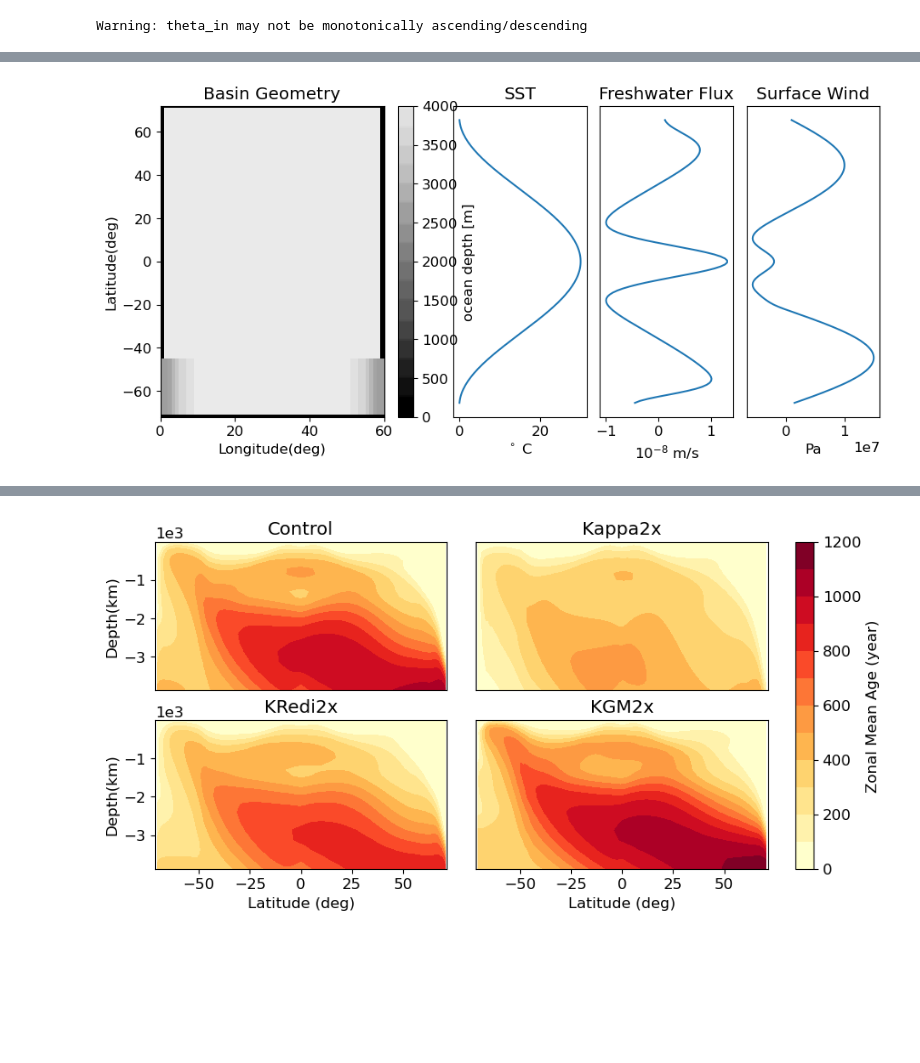
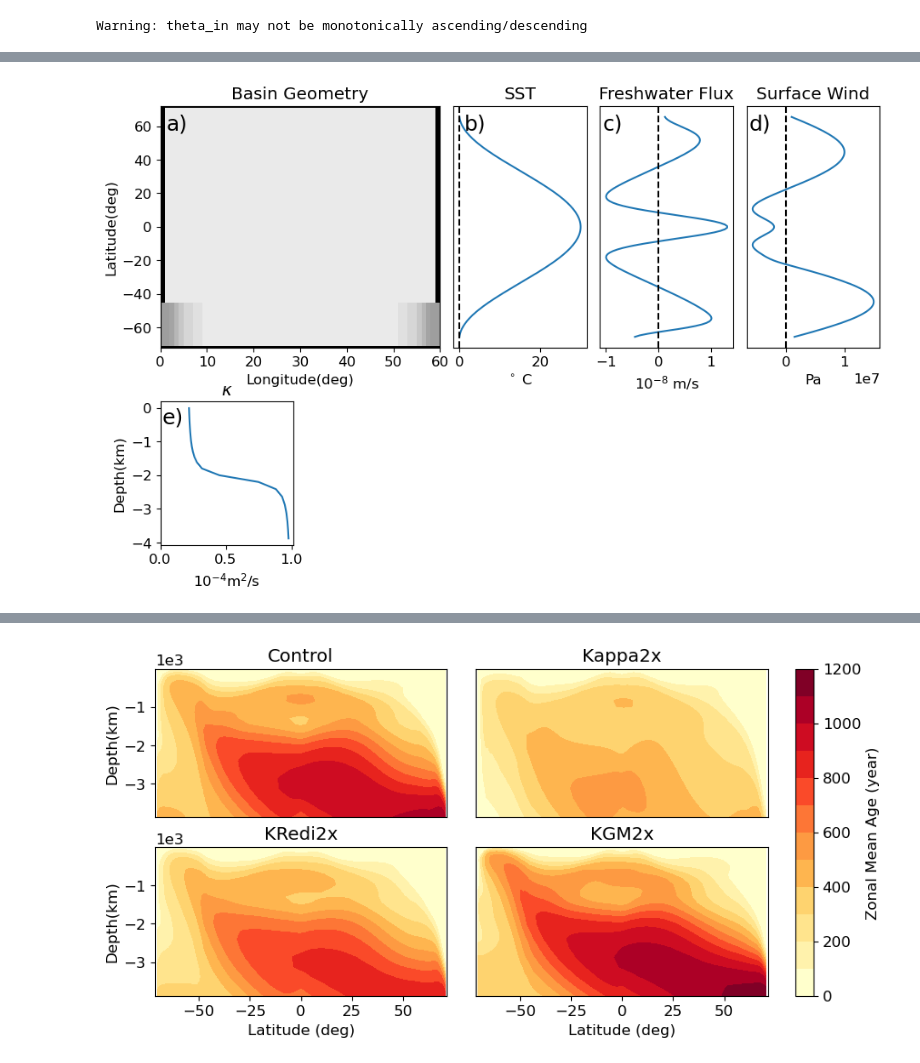
Before and after one commit to anthony-meza/test_age_framework, a Jupyter notebook: single_basin_production_figures.ipynb, the cells around one changed output, grey strips where cells are left out. Cells and saved outputs as stored; diff of their text form; code cells hidden in the pictures; blank space fills up the shorter version.

```diff
--- a/single_basin_production_figures.ipynb
+++ b/single_basin_production_figures.ipynb
@@ -28,10 +28,10 @@ datadirRedi2x='/Users/boerzhang/Desktop/ocean_project/Redi2x_6x16_run_135172800_
 #iters=[134308848]
 iters='all'
 #prefixes=None
-dsGM2x=xmitgcm.open_mdsdataset(datadirGM2x,prefix=prefixes,iters=iters)
-dsctr=xmitgcm.open_mdsdataset(datadirctr,prefix=prefixes,iters=iters)
-dsRedi2x=xmitgcm.open_mdsdataset(datadirRedi2x,prefix=prefixes,iters=iters)
-dskappa2x=xmitgcm.open_mdsdataset(datadirkappa2x,prefix=prefixes,iters=iters)
+dsGM2x=xmitgcm.open_mdsdataset(datadirGM2x,prefix=prefixes,iters=iters).astype('float128')
+dsctr=xmitgcm.open_mdsdataset(datadirctr,prefix=prefixes,iters=iters).astype('float128')
+dsRedi2x=xmitgcm.open_mdsdataset(datadirRedi2x,prefix=prefixes,iters=iters).astype('float128')
+dskappa2x=xmitgcm.open_mdsdataset(datadirkappa2x,prefix=prefixes,iters=iters).astype('float128')
 #datadir='/Users/boerzhang/Desktop/ocean_project/control_6x16_run_91152000_diag_Dec4_10year_ModGMdiag'
 
 
@@ -529,10 +585,11 @@ RunRedi2x.plot_rhocontours_rhomean()
 
 #make a figure
 fig=plt.figure(figsize=myfigsize)
-ax1=plt.subplot2grid((1, 5), (0, 0),colspan=2)
-ax2=plt.subplot2grid((1, 5), (0, 2))
-ax3=plt.subplot2grid((1,5),  (0, 3))
-ax4=plt.subplot2grid((1,5 ), (0, 4))
+ax1=plt.subplot2grid((5, 5), (0, 0),colspan=2,rowspan=3)
+ax2=plt.subplot2grid((5, 5), (0, 2),rowspan=3)
+ax3=plt.subplot2grid((5,5),  (0, 3),rowspan=3)
+ax4=plt.subplot2grid((5,5 ), (0, 4),rowspan=3)
+ax5=plt.subplot2grid((5,5 ), (3, 0),rowspan=2)
 plt.rc('font', size=12)
 fig.tight_layout()
 
@@ -555,7 +612,8 @@ def plotBasinGeometry(self,add_colorbar=True):
         cmap=plt.cm.get_cmap('Greys_r',20)
         cmap=truncate_colormap(cmap,0,0.8)
         #cmap.set_over('c')
-        self.ds.Depth.plot( cmap=cmap,add_colorbar=add_colorbar)
+        #self.ds.Depth.plot( cmap=cmap,add_colorbar=add_colorbar)
+        self.ds.Depth.plot( cmap=cmap,add_colorbar=False)
         #plt.gca().set_facecolor("grey")
         plt.xlabel('Longitude(deg)')
         plt.ylabel('Latitude(deg)')
@@ -563,6 +621,7 @@ def plotBasinGeometry(self,add_colorbar=True):
 
 myRun.plotBasinGeometry=plotBasinGeometry
 RunGM2x.plotBasinGeometry()
+plt.annotate("a)",xy=(0.02,0.9),xycoords="axes fraction",fontsize=18)
 
 #plt.subplot(2,4,5)
 #plt.plot(RunGM2x.kdia3d.mean('XC').mean('YC')*1e4,RunGM2x.ds.Zl/1e3)
@@ -586,35 +645,57 @@ def plotsst(self,filename=sstfile):
     self.sst=sst
 myRun.plotsst=plotsst
 RunGM2x.plotsst(sstfile)
+plt.axvline(x=0,color='k',linestyle='dashed')
 ##plot Emp: not included into the myRun class. Seems not necessary.
 #plt.subplot(1,6,5)
+plt.annotate("b)",xy=(0.08,0.9),xycoords="axes fraction",fontsize=18)
 plt.sca(ax3)
 sstfile=Path(datadirRedi2x+"/EmP_Atlonly.bin")
 EmP=0*dsGM2x.Depth
 EmP=EmP+xmitgcm.utils.read_raw_data(sstfile,np.dtype('>f'),dsGM2x.rA.shape)
 (-EmP.where(RunGM2x.sst!=0).mean('XC')*1e8).plot(y='YC')
 plt.xlabel('$10^{-8}$ m/s')
 plt.ylabel('')
 plt.gca().set_yticks([])
 plt.title('Freshwater Flux')
+plt.axvline(x=0,color='k',linestyle='dashed')
 #plt.gca().set_xticks([])
 #plotsurfacewind
 #plt.subplot(1,6,6)
+plt.annotate("c)",xy=(0.02,0.9),xycoords="axes fraction",fontsize=18)
 plt.sca(ax4)
 sstfile=Path(datadirRedi2x+"/taux_Atlonly.bin")
 EmP=0*dsGM2x.Depth
 EmP=EmP+xmitgcm.utils.read_raw_data(sstfile,np.dtype('>f'),dsGM2x.rA.shape)
 (EmP.where(RunGM2x.sst!=0).mean('XC')*1e8).plot(y='YC')
 plt.xlabel('Pa')
 plt.ylabel('')
 plt.title("Surface Wind")
 plt.gca().set_yticks([])
-plt.subplots_adjust(wspace=0.1,bottom=0.35,right=0.9)
+plt.subplots_adjust(wspace=0.1,hspace=1.2,bottom=0.1,right=0.9)
+plt.axvline(x=0,color='k',linestyle='dashed')
+plt.annotate("d)",xy=(0.02,0.9),xycoords="axes fraction",fontsize=18)
 #plt.gca().set_xticks([])
 
+plt.sca(ax5)
+
+plt.plot(Runctr.kdia3d[:,0,0]*10000,Runctr.ds.Z/1000)
+plt.ylabel('Depth(km)')
+plt.xlabel(r'$10^{-4}$m$^2$/s')
+plt.xlim(left=0)
+#sstfile=Path(datadirRedi2x+"/EmP_Atlonly.bin")
+#EmP=0*dsGM2x.Depth
+#EmP=EmP+xmitgcm.utils.read_raw_data(sstfile,np.dtype('>f'),dsGM2x.rA.shape)
+#(-EmP.where(RunGM2x.sst!=0).mean('XC')*1e8).plot(y='YC')
+#plt.xlabel('$10^{-8}$ m/s')
+#plt.ylabel('')
+#plt.gca().set_yticks([])
+plt.title(r'$\kappa$')
+plt.annotate("e)",xy=(0.01,0.85),xycoords="axes fraction",fontsize=18)
+
 fig.savefig(Path(savedir+'model_config.pdf'), bbox_inches='tight')
 # %% [output]
-[figure, old version]
+[figure, new version]
 # %%
 
 layers1_bounds_streamfunc=[29,
```
Also changed, not shown: parts of 54 cells of this notebook.
